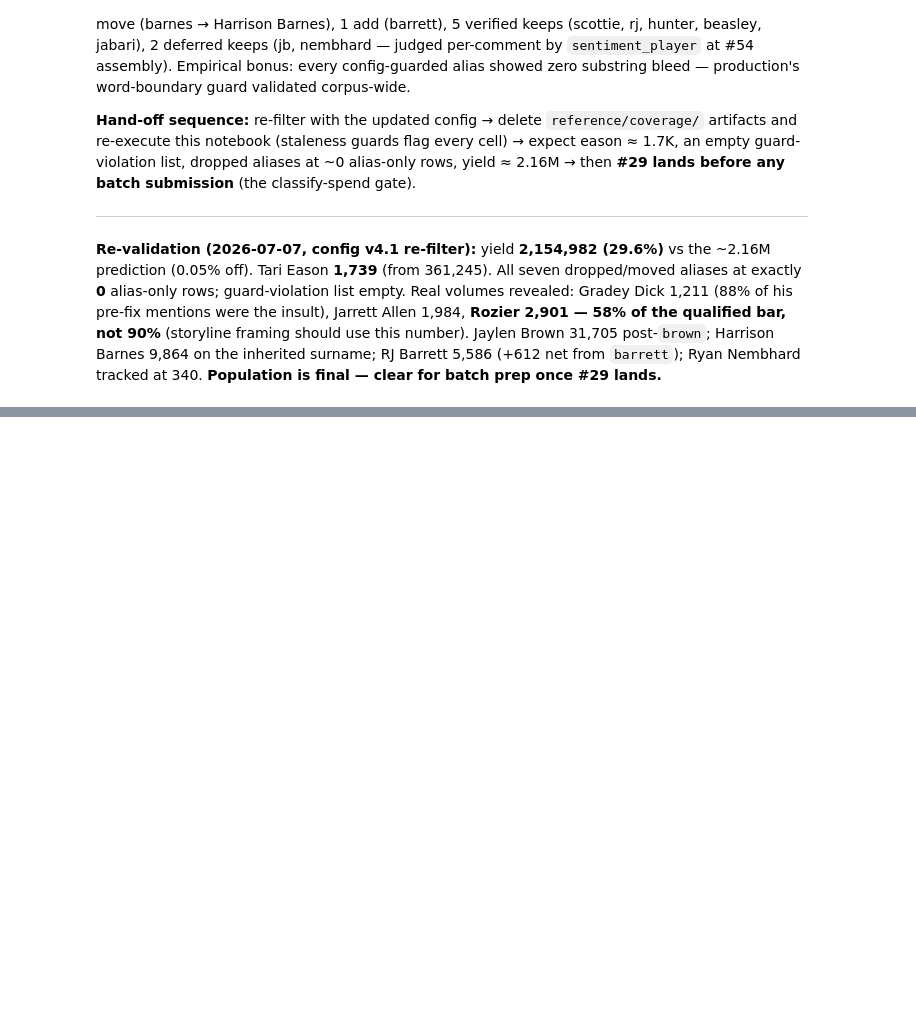
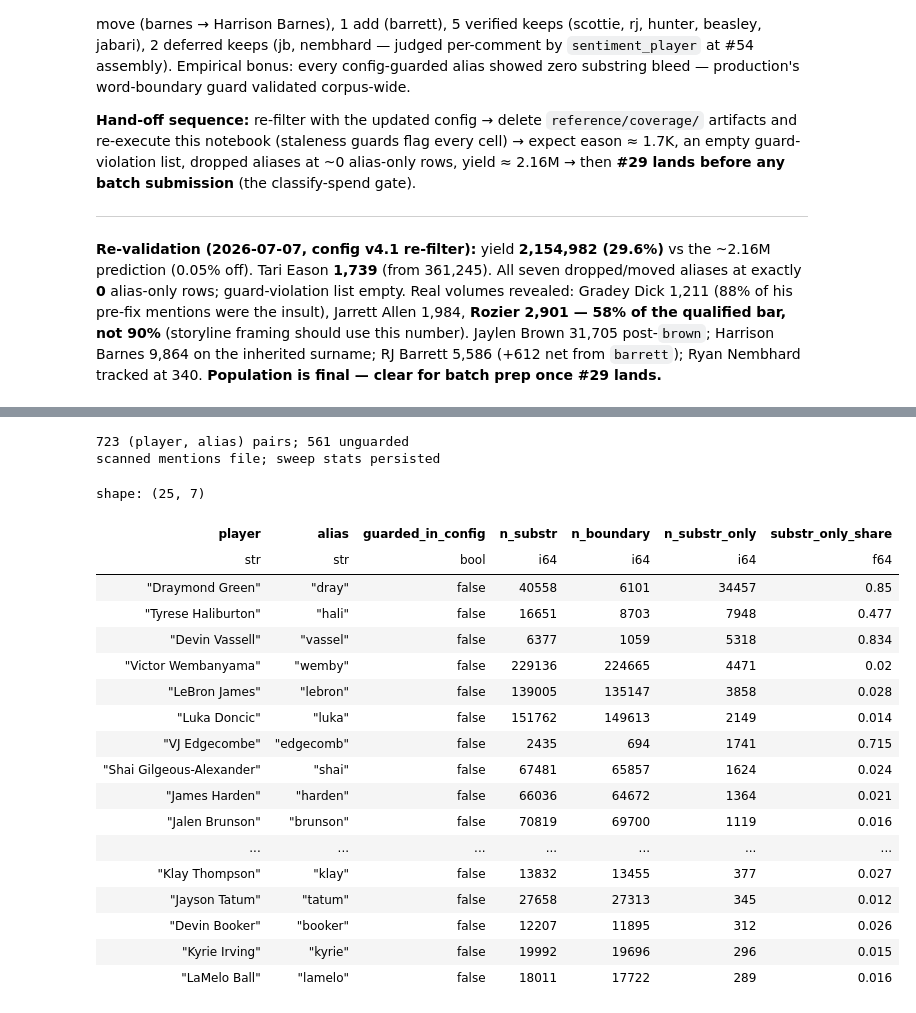
Before and after one commit to oluobiri/nba-hate-tracker, a Jupyter notebook: notebooks/2025-26/03_filter_coverage.ipynb, the cells around one changed output, grey strips where cells are left out. Drawn from its saved outputs; the diff is of its cells as text; code cells hidden in the pictures; blank space fills up the shorter version.

```diff
--- a/notebooks/2025-26/03_filter_coverage.ipynb
+++ b/notebooks/2025-26/03_filter_coverage.ipynb
@@ -835,0 +865,80 @@ prep once #29 lands.**
+# %%
+# §6 sweep — pass 1: boundary-vs-substring split for EVERY alias, at
+# attribution grain. One scan of the mentions file. Guarded aliases are
+# included: post-guard they cannot fire inside a word, so their substring-only
+# rows can only arrive via another alias's attribution — the orphan split in
+# the next cell is their integrity check.
+SWEEP_PQ = COVERAGE_DIR / "alias_boundary_sweep.parquet"
+
+_alias_rows = [
+    {"player": _p, "alias": _a.lower(),
+     "pattern": r"\b" + re.escape(_a.lower()) + r"\b",
+     "guarded_in_config": _a.lower() in short_aliases}
+    for _p, _aliases in players.items() for _a in _aliases
+]
+_alias_df = pl.DataFrame(_alias_rows).unique(subset=["player", "alias"])
+print(f"{_alias_df.height} (player, alias) pairs; "
+      f"{_alias_df.filter(~pl.col('guarded_in_config')).height} unguarded")
+
+if not SWEEP_PQ.exists():
+    duckdb.register("sweep_aliases", _alias_df.to_arrow())
+    duckdb.sql(f"""
+        COPY (
+            SELECT player, alias, any_value(guarded_in_config) AS guarded_in_config,
+                   count(*) AS n_substr,
+                   count(*) FILTER (WHERE regexp_matches(body_lc, pattern))
+                       AS n_boundary,
+                   count(*) FILTER (WHERE NOT regexp_matches(body_lc, pattern))
+                       AS n_substr_only
+            FROM (
+                SELECT m.player, a.alias, a.pattern, a.guarded_in_config, m.body_lc
+                FROM (
+                    SELECT unnest(mentioned_players) AS player, lower(body) AS body_lc
+                    FROM read_ndjson('{MENTIONS_RAW}',
+                        format = 'newline_delimited',
+                        columns = {{body: 'VARCHAR', mentioned_players: 'VARCHAR[]'}})
+                ) m
+                JOIN sweep_aliases a ON a.player = m.player
+                WHERE contains(m.body_lc, a.alias)
+            )
+            GROUP BY player, alias
+        ) TO '{SWEEP_PQ}' (FORMAT parquet)
+    """)
+    print("scanned mentions file; sweep stats persisted")
+else:
+    print("reusing persisted sweep stats (no rescan)")
+warn_if_stale(SWEEP_PQ, MENTIONS_RAW)
+
+sweep = pl.read_parquet(SWEEP_PQ)
+# Caveat: DuckDB's \b is ASCII-only, so non-ASCII aliases (dončić, topić,
+# diabaté, bogdanović) report inflated substring-only here; production uses
+# Python's unicode-aware \b. They are excluded from guard verdicts.
+with pl.Config(tbl_rows=25):
+    display(
+        sweep.filter(~pl.col("guarded_in_config"))
+        .with_columns((pl.col("n_substr_only") / pl.col("n_substr")).round(3)
+                      .alias("substr_only_share"))
+        .sort("n_substr_only", descending=True).head(25)
+    )
+# %% [output]
+723 (player, alias) pairs; 561 unguarded
+scanned mentions file; sweep stats persisted
+shape: (25, 7)
+| player | alias | guarded_in_config | n_substr | n_boundary | n_substr_only | substr_only_share |
+| str | str | bool | i64 | i64 | i64 | f64 |
+| "Draymond Green" | "dray" | false | 40558 | 6101 | 34457 | 0.85 |
+| "Tyrese Haliburton" | "hali" | false | 16651 | 8703 | 7948 | 0.477 |
+| "Devin Vassell" | "vassel" | false | 6377 | 1059 | 5318 | 0.834 |
+| "Victor Wembanyama" | "wemby" | false | 229136 | 224665 | 4471 | 0.02 |
+| "LeBron James" | "lebron" | false | 139005 | 135147 | 3858 | 0.028 |
+| "Luka Doncic" | "luka" | false | 151762 | 149613 | 2149 | 0.014 |
+| "VJ Edgecombe" | "edgecomb" | false | 2435 | 694 | 1741 | 0.715 |
+| "Shai Gilgeous-Alexander" | "shai" | false | 67481 | 65857 | 1624 | 0.024 |
+| "James Harden" | "harden" | false | 66036 | 64672 | 1364 | 0.021 |
+| "Jalen Brunson" | "brunson" | false | 70819 | 69700 | 1119 | 0.016 |
+| ... | ... | ... | ... | ... | ... | ... |
+| "Klay Thompson" | "klay" | false | 13832 | 13455 | 377 | 0.027 |
+| "Jayson Tatum" | "tatum" | false | 27658 | 27313 | 345 | 0.012 |
+| "Devin Booker" | "booker" | false | 12207 | 11895 | 312 | 0.026 |
+| "Kyrie Irving" | "kyrie" | false | 19992 | 19696 | 296 | 0.015 |
+| "LaMelo Ball" | "lamelo" | false | 18011 | 17722 | 289 | 0.016 |
```
Also changed, not shown: parts of 10 cells of this notebook, 2 other files.
